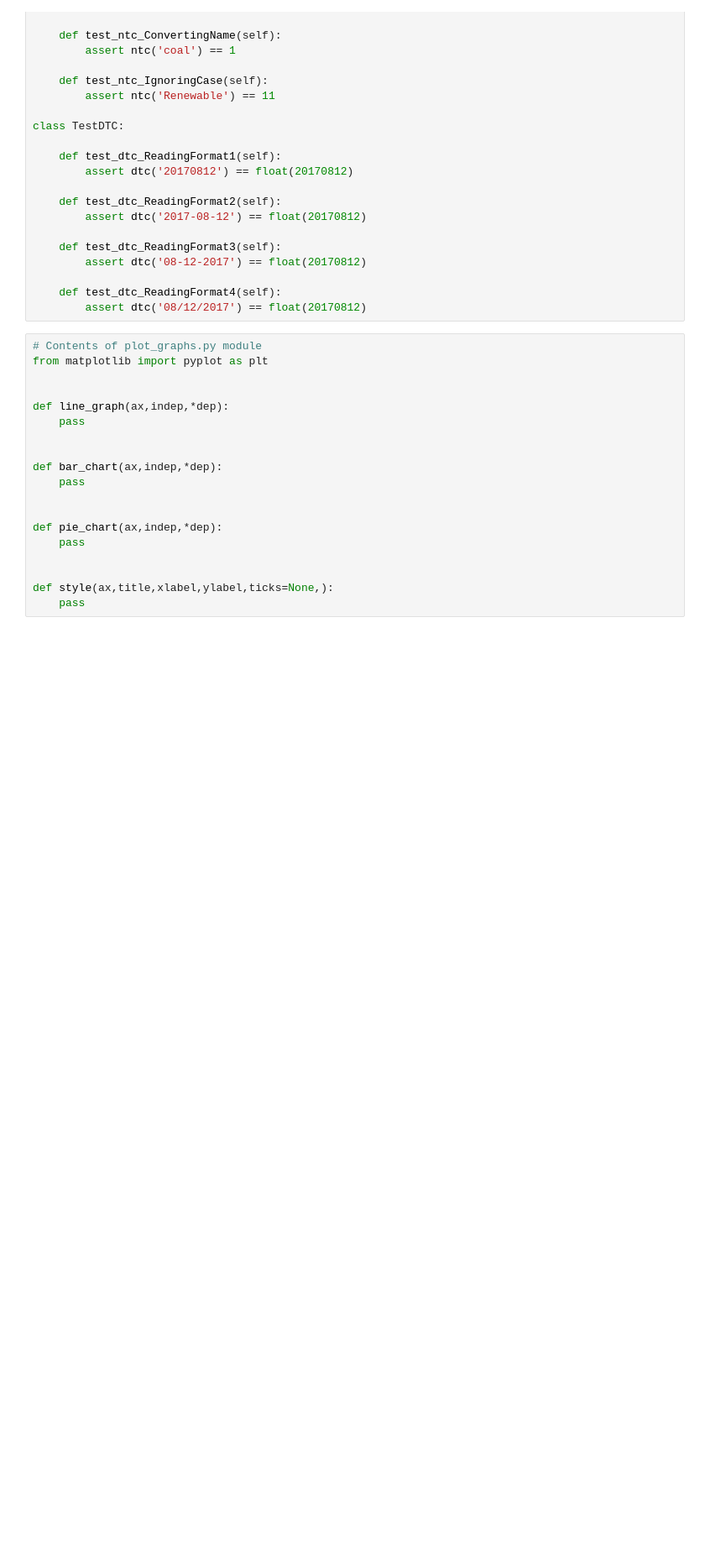
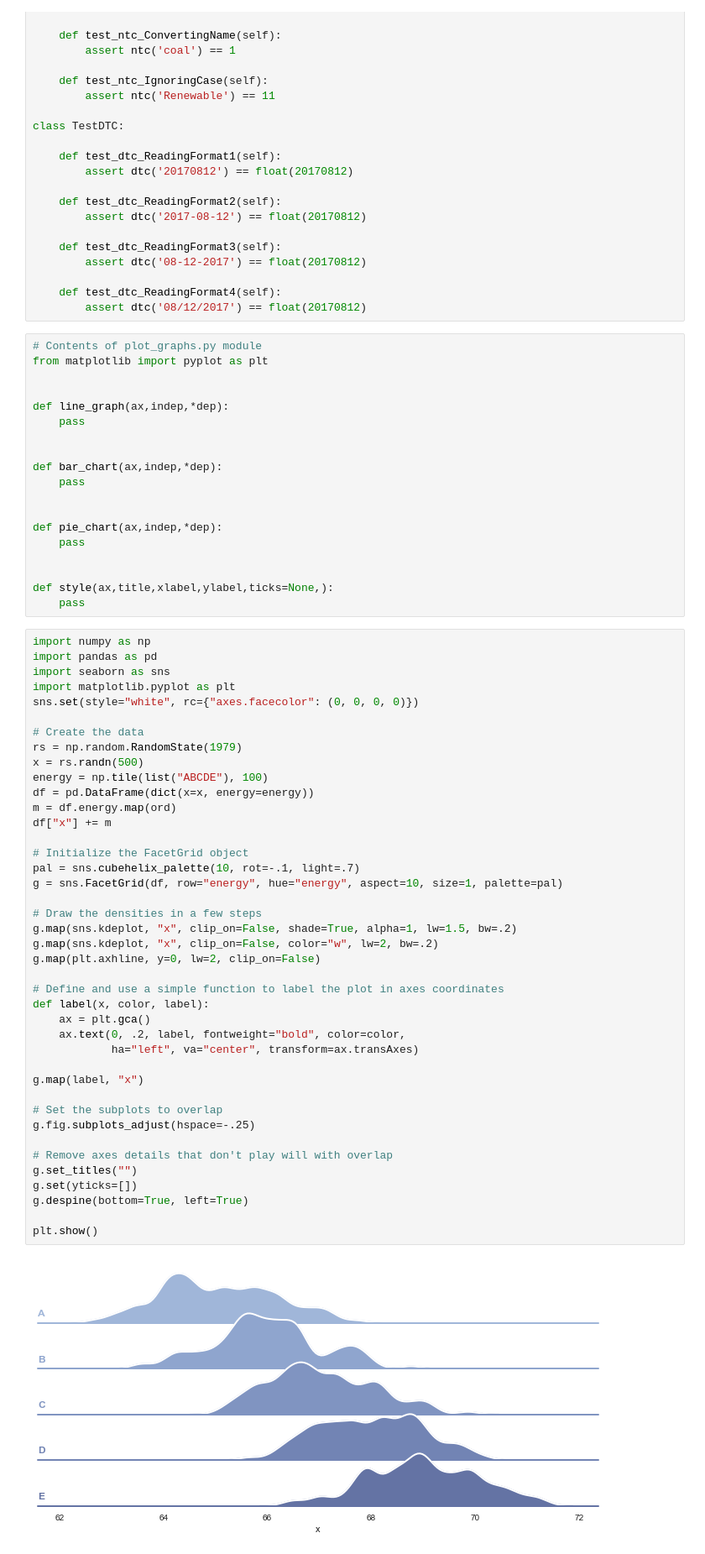
Before and after one commit to mitchnegus/pyleiades, a Jupyter notebook: EIA_plots.ipynb, the cells around one changed output. Shown: that part at 84% size. Saved outputs shown, nothing was run; the diff lists cells and outputs as text; blank space fills up the shorter version.

```diff
--- a/EIA_plots.ipynb
+++ b/EIA_plots.ipynb
@@ -469,3 +545,46 @@ def pie_chart(ax,indep,*dep):
 
 def style(ax,title,xlabel,ylabel,ticks=None,):
     pass
+# %%
+import numpy as np
+import pandas as pd
+import seaborn as sns
+import matplotlib.pyplot as plt
+sns.set(style="white", rc={"axes.facecolor": (0, 0, 0, 0)})
+
+# Create the data
+rs = np.random.RandomState(1979)
+x = rs.randn(500)
+energy = np.tile(list("ABCDE"), 100)
+df = pd.DataFrame(dict(x=x, energy=energy))
+m = df.energy.map(ord)
+df["x"] += m
+
+# Initialize the FacetGrid object
+pal = sns.cubehelix_palette(10, rot=-.1, light=.7)
+g = sns.FacetGrid(df, row="energy", hue="energy", aspect=10, size=1, palette=pal)
+
+# Draw the densities in a few steps
+g.map(sns.kdeplot, "x", clip_on=False, shade=True, alpha=1, lw=1.5, bw=.2)
+g.map(sns.kdeplot, "x", clip_on=False, color="w", lw=2, bw=.2)
+g.map(plt.axhline, y=0, lw=2, clip_on=False)
+
+# Define and use a simple function to label the plot in axes coordinates
+def label(x, color, label):
+    ax = plt.gca()
+    ax.text(0, .2, label, fontweight="bold", color=color,
+            ha="left", va="center", transform=ax.transAxes)
+
+g.map(label, "x")
+
+# Set the subplots to overlap
+g.fig.subplots_adjust(hspace=-.25)
+
+# Remove axes details that don't play will with overlap
+g.set_titles("")
+g.set(yticks=[])
+g.despine(bottom=True, left=True)
+
+plt.show()
+# %% [output]
+[figure, added]
```
Also changed, not shown: parts of 5 cells of this notebook, 3 other files.
